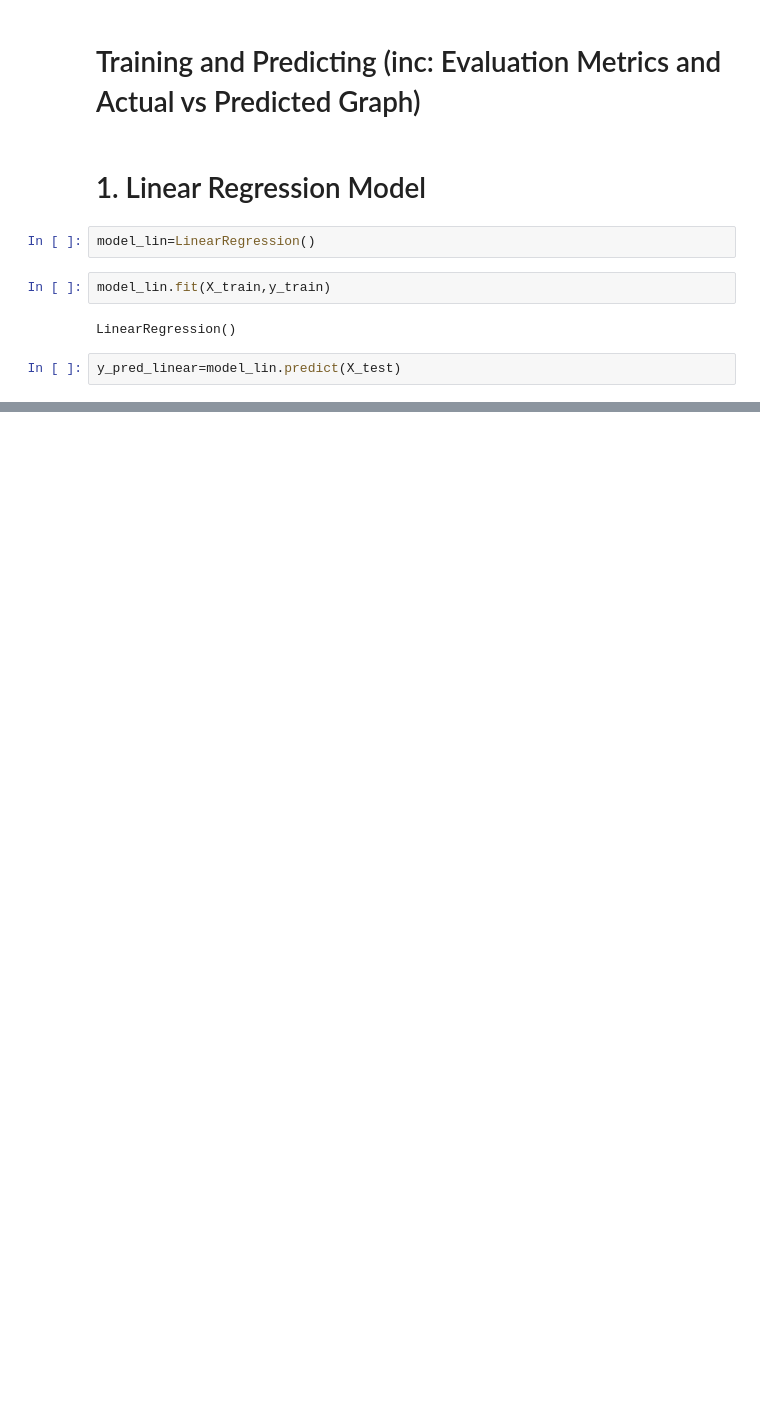
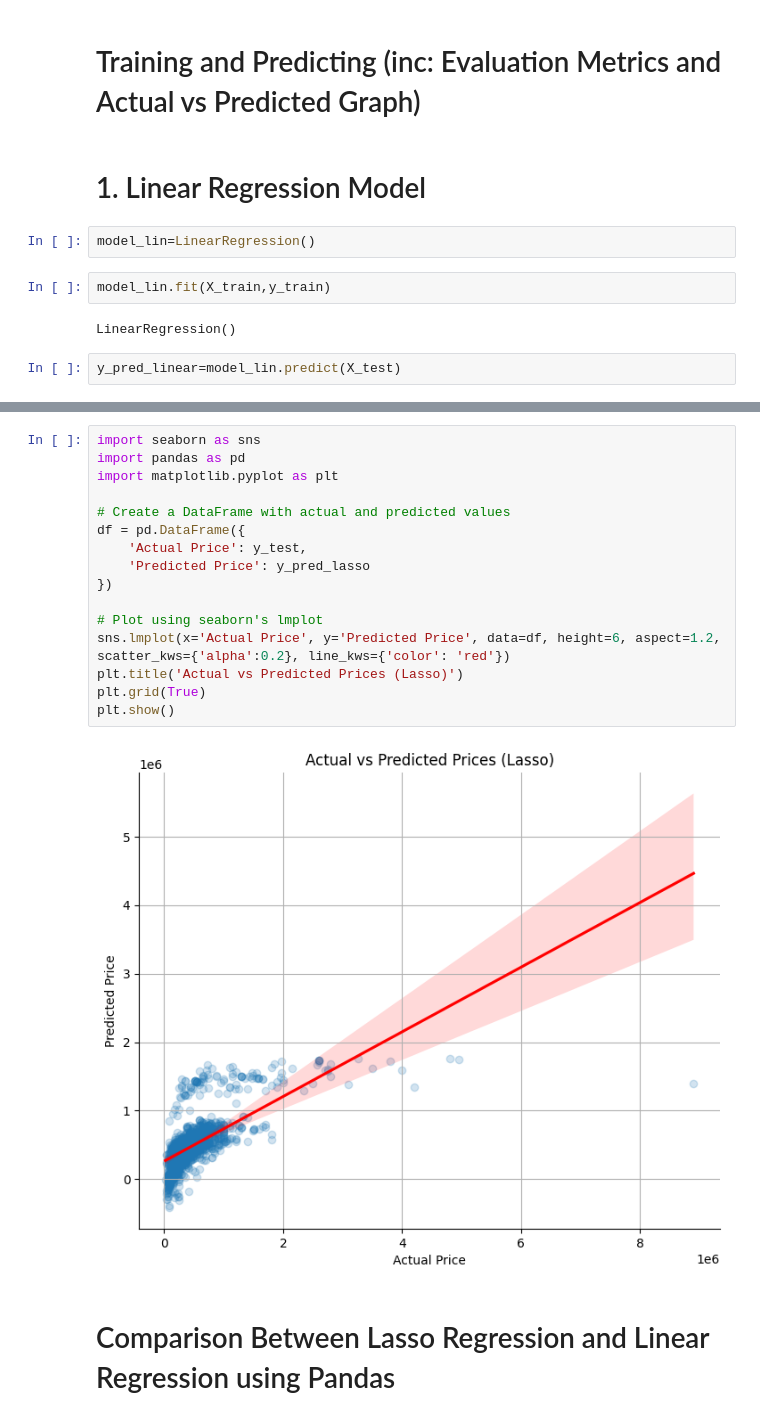
Before and after one commit to bainash10/Car-Price-Prediction-using-Linear-and-Lasso-Regression, a Jupyter notebook: main.ipynb, the cells around one changed output, grey strips where cells are left out. Saved outputs shown, nothing was run; the diff lists cells and outputs as text; blank space fills up the shorter version.

```diff
--- a/main.ipynb
+++ b/main.ipynb
@@ -407,0 +415,20 @@ plt.show()
+# %%
+import seaborn as sns
+import pandas as pd
+import matplotlib.pyplot as plt
+
+# Create a DataFrame with actual and predicted values
+df = pd.DataFrame({
+    'Actual Price': y_test,
+    'Predicted Price': y_pred_lasso
+})
+
+# Plot using seaborn's lmplot
+sns.lmplot(x='Actual Price', y='Predicted Price', data=df, height=6, aspect=1.2, scatter_kws={'alpha':0.2}, line_kws={'color': 'red'})
+plt.title('Actual vs Predicted Prices (Lasso)')
+plt.grid(True)
+plt.show()
+# %% [output]
+[figure, added]
+# %% [markdown]
+# Comparison Between Lasso Regression and Linear Regression using Pandas
```
Also changed, not shown: parts of 29 cells of this notebook.
